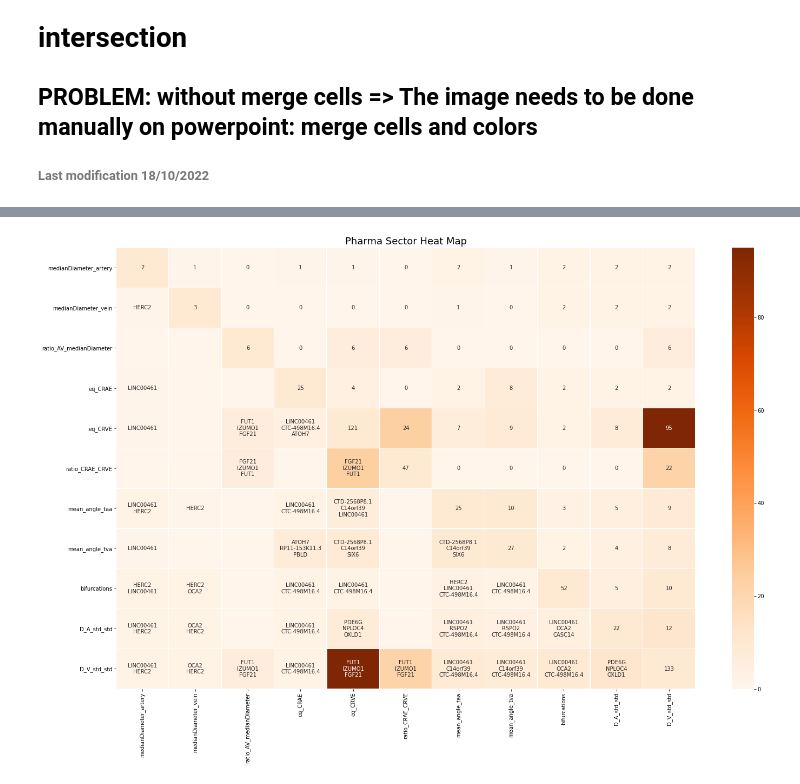
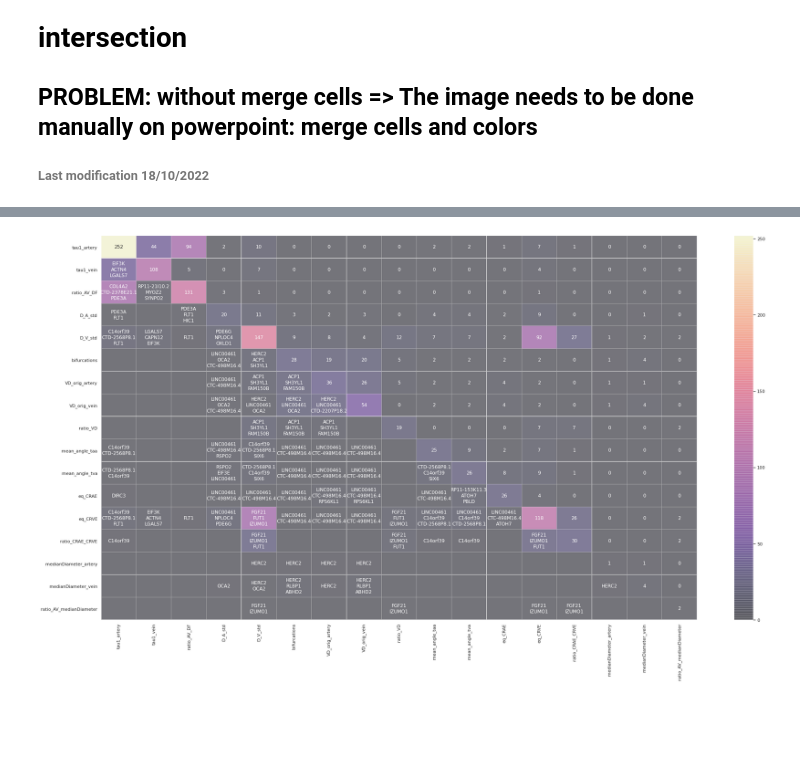
Before and after one commit to BergmannLab/retina-phenotypes, a Jupyter notebook: complementary/GWAS_postprocessing/common_genes_path_snps/Plot_shared_genes.ipynb, the cells around one changed output, grey strips where cells are left out. Drawn from its saved outputs; the diff is of its cells as text; code cells hidden in the pictures; blank space fills up the shorter version.

Commit message:
Updated figures postGWAS

```diff
--- a/complementary/GWAS_postprocessing/common_genes_path_snps/Plot_shared_genes.ipynb
+++ b/complementary/GWAS_postprocessing/common_genes_path_snps/Plot_shared_genes.ipynb
@@ -18,3 +14,8 @@ df_names=pd.read_csv('/SSD/home/sofia/retina-phenotypes/complementary/GWAS_postp
+# %%
+fig_dir = '/NVME/decrypted/scratch/multitrait/UK_BIOBANK_PREPRINT/figures/'
+df_both=pd.read_csv(fig_dir +'both_main_vZekavat.csv', index_col=0)
+df_values=pd.read_csv(fig_dir + 'intersections_main_vZekavat.csv', index_col=0)
+df_names=pd.read_csv(fig_dir + 'intersections_genes_name_main_vZekavat.csv', index_col=0)
 # %%
 ### Convert the lists
 for col in df_names.columns:
@@ -112,35 +167,38 @@ results = np_values_new
 # %%
 # Define the plot
-fig, ax = plt.subplots(figsize=(24,15))
+fig, ax = plt.subplots(figsize=(34,18))
 
 # Add title to the Heat map
 #title = "Pharma Sector Heat Map"
 
 # Set the font size and the distance of the title from the plot
-plt.title(title,fontsize=18)
-ttl = ax.title
-ttl.set_position([0.5,1.05])
+#plt.title(title,fontsize=18)
+#ttl = ax.title
+#ttl.set_position([0.5,1.05])
 
 
 x_axis_labels = list((df_names.columns))
 y_axis_labels = list((df_names.index))
+sns.set(font_scale=1) # font size 2
 # Remove the axes
 #ax.axis('off')
 
+palette = sns.diverging_palette(60, 20, n=5)
 
-palette = sns.diverging_palette(60, 20, n=5)
-sns.heatmap(results, annot=labels,fmt="",cmap='Oranges', linewidths=0.30, xticklabels=x_axis_labels, yticklabels=y_axis_labels)
+sns.heatmap(results, annot=labels,fmt="",cmap='magma', linewidths=0.30, xticklabels=x_axis_labels, yticklabels=y_axis_labels, alpha=0.5)
+#sns.heatmap(results, annot=labels,fmt="",cmap='YlOrRd', linewidths=0.30, alpha=0.5)
 
+#plt.savefig('/SSD/home/sofia/fig_genes_intersection_main_vZekavat.pdf', format='pdf',  bbox_inches='tight', pad_inches=0.1, dpi=150)
 
 # Use the heatmap function from the seaborn package
 #matrix = np.triu(results)
 
 #sns.heatmap(results, annot=labels,fmt="",cmap='Oranges', linewidths=0.30, xticklabels=x_axis_labels, yticklabels=y_axis_labels, mask=matrix)
 
 #mask = np.tril(results)
 #sns.heatmap(results, annot=labels,fmt="",cmap='Oranges', linewidths=0.30, xticklabels=x_axis_labels, yticklabels=y_axis_labels, mask=mask)
 
 # Display the Pharma Sector Heatmap
 plt.show()
 # %% [output]
-[figure, old version]
+[figure, new version]
```
Also changed, not shown: parts of 9 cells of this notebook, 7 other files.
